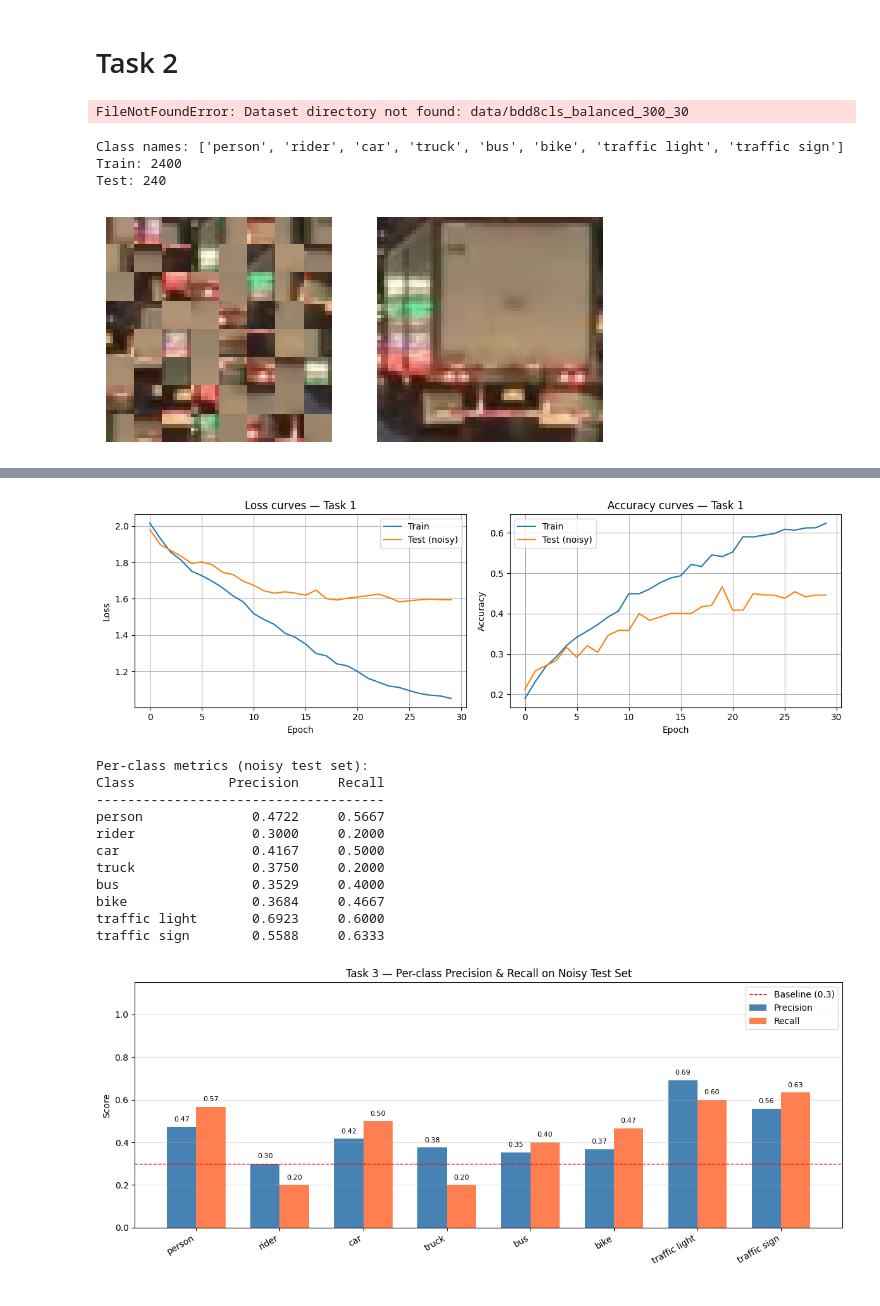
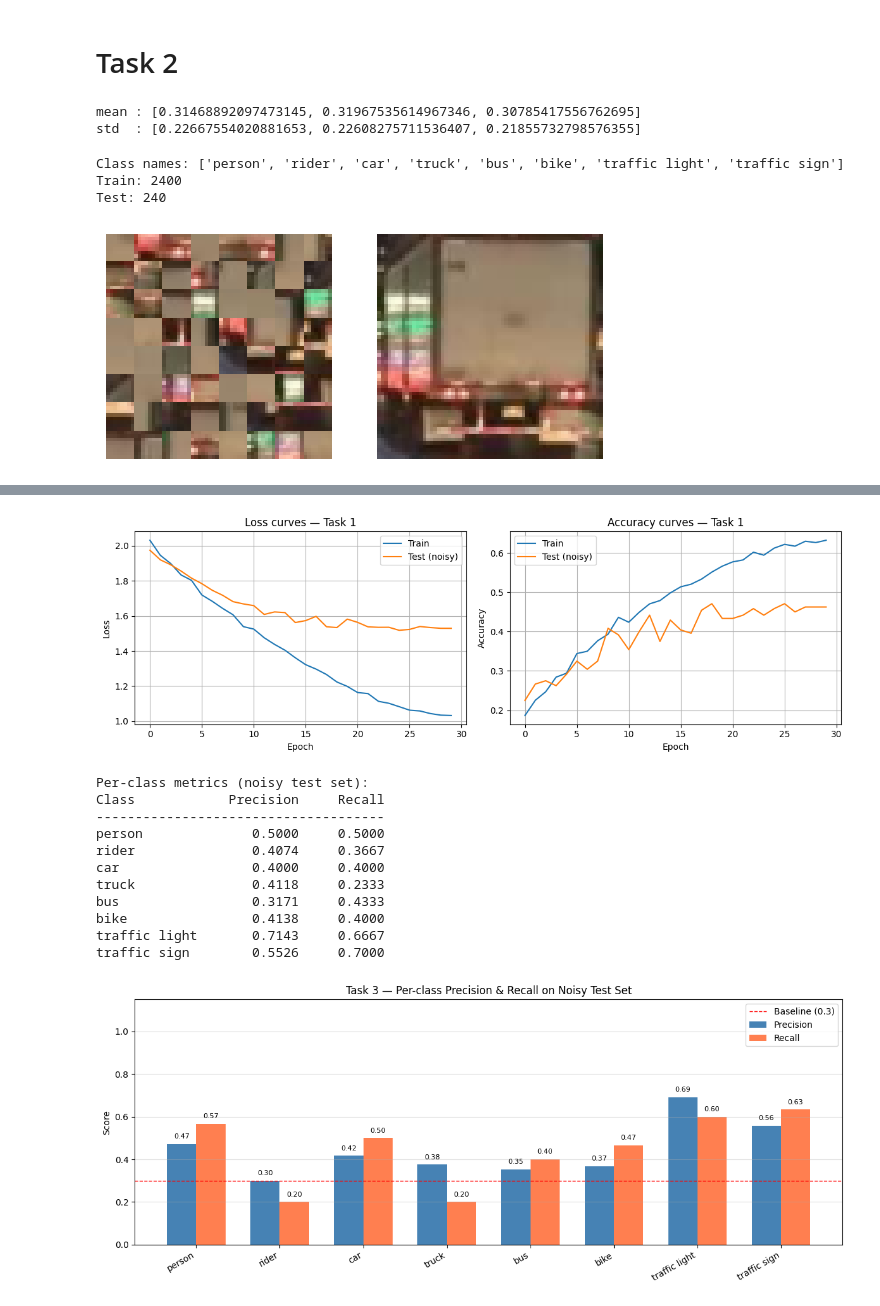
Before and after one commit to joanaritalopes/Autonomous-Driving-using-Deep-Learning, a Jupyter notebook: assignment2_skeleton.ipynb, the cells around one changed output, grey strips where cells are left out. Drawn from its saved outputs; the diff is of its cells as text; code cells hidden in the pictures.

```diff
--- a/assignment2_skeleton.ipynb
+++ b/assignment2_skeleton.ipynb
@@ -26,14 +26,14 @@ DROWSY_DATASET_DIR = Path(
     DATA_DIR, "drowsy_graph_dataset"
 )  # Path to the drowsy dataset
 OBJ_CLS_DATASET_DIR = Path(
-    DATA_DIR, "bdd8cls_balanced_300_30"
+    DATA_DIR, "/content/drive/MyDrive/Autonomous-Driving-using-Deep-Learning/data/bdd8cls_balanced_300_30"
 )  # Path to the object classification dataset
 DEVICE = (
-    torch.device("cuda")
+    torch.DEVICE("cuda")
     if torch.cuda.is_available()
     else (
-        torch.device("mps")
+        torch.DEVICE("mps")
         if torch.backends.mps.is_available()
-        else torch.device("cpu")
+        else torch.DEVICE("cpu")
     )
 )
@@ -342,7 +347,8 @@ test_transform_clean = Compose([
     Normalize(mean=MEAN, std=STD),
 ])
 # %% [output]
-FileNotFoundError: Dataset directory not found: data/bdd8cls_balanced_300_30
+mean : [0.31468892097473145, 0.31967535614967346, 0.30785417556762695]
+std  : [0.22667554020881653, 0.22608275711536407, 0.21855732798576355]
 # %%
 train_dataset = BDDObjectClassificationDataset(
     dataset_dir=OBJ_CLS_DATASET_DIR,
@@ -401,7 +407,7 @@ for a in ax:
 Class names: ['person', 'rider', 'car', 'truck', 'bus', 'bike', 'traffic light', 'traffic sign']
 Train: 2400
 Test: 240
-[figure, old version]
+[figure, new version]
 # %%
 # 1. design and train a suitable neural-network architecture for this task using uncorrupted training images, and evaluate it on corrupted test images.
 
@@ -552,11 +558,11 @@ criterion = nn.CrossEntropyLoss()
 optimizer = torch.optim.Adam(model.parameters(), lr=LR, weight_decay=1e-4)
 scheduler = torch.optim.lr_scheduler.CosineAnnealingLR(optimizer, T_max=EPOCHS)
 
-def train_one_epoch(model, loader, optimizer, criterion, device):
+def train_one_epoch(model, loader, optimizer, criterion, DEVICE):
     model.train()
     total_loss, total_correct, n = 0.0, 0, 0
     for imgs, labels in loader:
-        imgs, labels = imgs.to(device), labels.to(device)
+        imgs, labels = imgs.to(DEVICE), labels.to(DEVICE)
         optimizer.zero_grad()
         logits = model(imgs)
         loss   = criterion(logits, labels)
@@ -569,11 +575,11 @@ def train_one_epoch(model, loader, optimizer, criterion, device):
 
 
 @torch.no_grad()
-def evaluate(model, loader, criterion, device):
+def evaluate(model, loader, criterion, DEVICE):
     model.eval()
     total_loss, total_correct, n = 0.0, 0, 0
     for imgs, labels in loader:
-        imgs, labels = imgs.to(device), labels.to(device)
+        imgs, labels = imgs.to(DEVICE), labels.to(DEVICE)
         logits = model(imgs)
         loss = criterion(logits, labels)
         total_loss += loss.item() * imgs.size(0)
@@ -623,4 +629,4 @@ Epoch  30/30 | Train loss 1.0506  acc 0.624 | Test(noisy) loss 1.5944  acc 0.446
-[figure, old version]
+[figure, new version]
 # %%
 # 2. compute the same two evaluation metrics introduced in Task 1, for each object classindividually.
 
@@ -637,11 +643,11 @@ Epoch  30/30 | Train loss 1.0506  acc 0.624 | Test(noisy) loss 1.5944  acc 0.446
 
 
 @torch.no_grad()
-def get_preds_and_labels(model, loader, device):
+def get_preds_and_labels(model, loader, DEVICE):
     model.eval()
     all_preds, all_labels = [], []
     for imgs, labels in loader:
-        preds = model(imgs.to(device)).argmax(1).cpu()
+        preds = model(imgs.to(DEVICE)).argmax(1).cpu()
         all_preds.append(preds)
         all_labels.append(labels)
     return torch.cat(all_preds).numpy(), torch.cat(all_labels).numpy()
@@ -665,14 +671,14 @@ for i, name in enumerate(class_names):
 Per-class metrics (noisy test set):
 Class            Precision     Recall
 -------------------------------------
-person              0.4722     0.5667
-rider               0.3000     0.2000
-car                 0.4167     0.5000
-truck               0.3750     0.2000
-bus                 0.3529     0.4000
-bike                0.3684     0.4667
-traffic light       0.6923     0.6000
-traffic sign        0.5588     0.6333
+person              0.5000     0.5000
+rider               0.4074     0.3667
+car                 0.4000     0.4000
+truck               0.4118     0.2333
+bus                 0.3171     0.4333
+bike                0.4138     0.4000
+traffic light       0.7143     0.6667
+traffic sign        0.5526     0.7000
 # %%
 # 3. visualize the per-class metrics in a single figure
 
```
Also changed, not shown: parts of 13 cells of this notebook.
